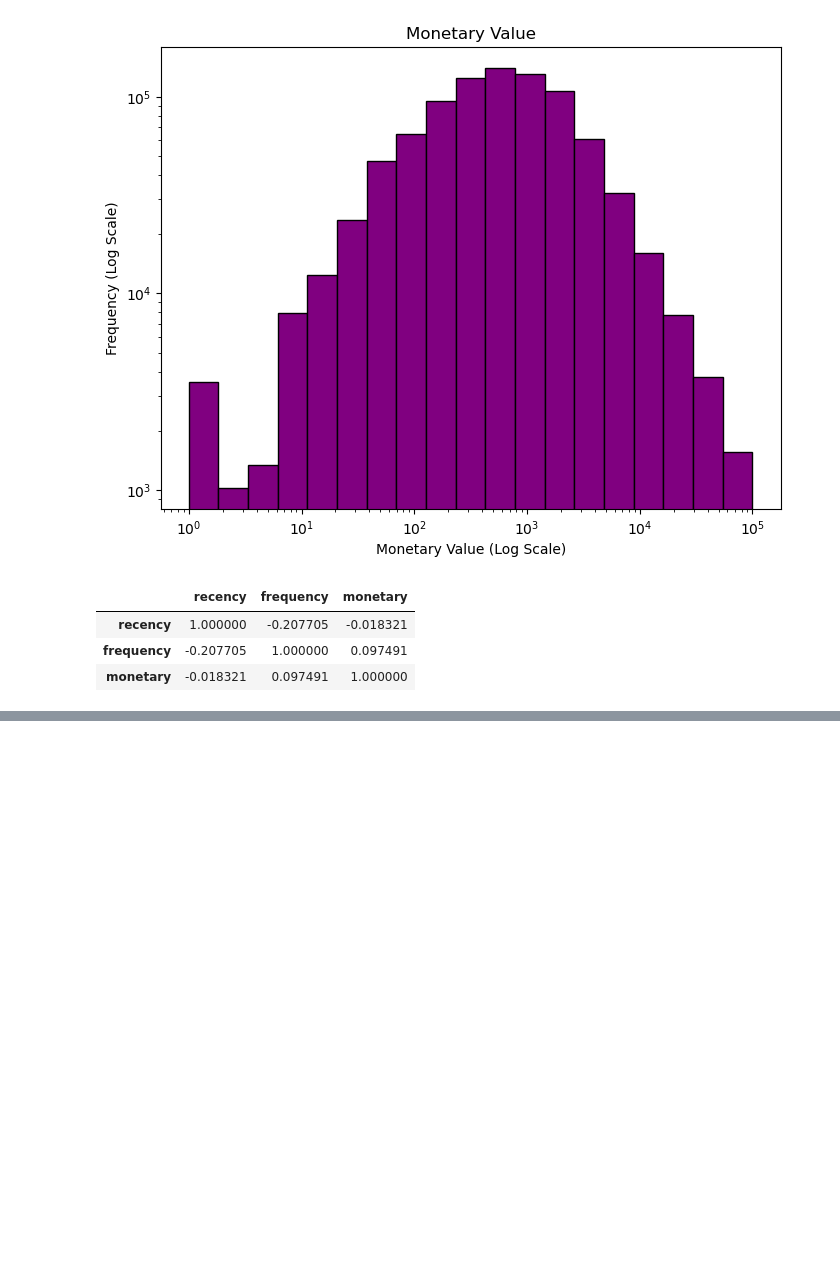
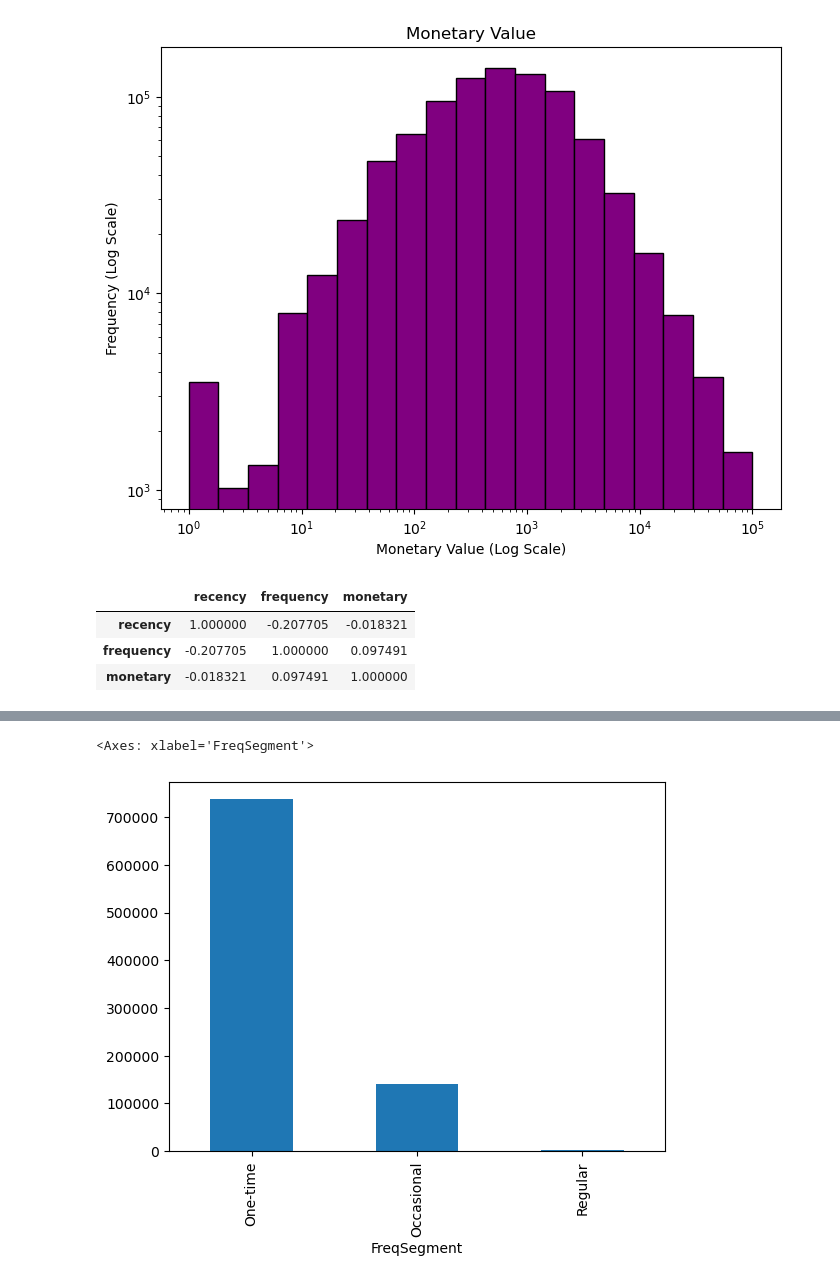
Before and after one commit to AdvanceBee/RFM-Analysis-Retail-Banking, a Jupyter notebook: RFM_Solution.ipynb, the cells around one changed output, grey strips where cells are left out. Drawn from its saved outputs; the diff is of its cells as text; code cells hidden in the pictures; blank space fills up the shorter version.

```diff
--- a/RFM_Solution.ipynb
+++ b/RFM_Solution.ipynb
@@ -1054,0 +1050,17 @@ RFM_table.to_csv('rfm_output.csv', index=False)
+# %%
+def freq_segment(freq):
+    if freq == 1:
+        return 'One-time'
+    elif freq <= 3:
+        return 'Occasional'
+    elif freq <= 7:
+        return 'Regular'
+    else:
+        return 'Frequent'
+
+RFM_table['FreqSegment'] = RFM_table['Frequency'].apply(freq_segment)
+# %%
+RFM_table['FreqSegment'].value_counts().plot(kind='bar')
+# %% [output]
+<Axes: xlabel='FreqSegment'>
+[figure, added]
```
Also changed, not shown: parts of 112 cells of this notebook, 4 other files.
